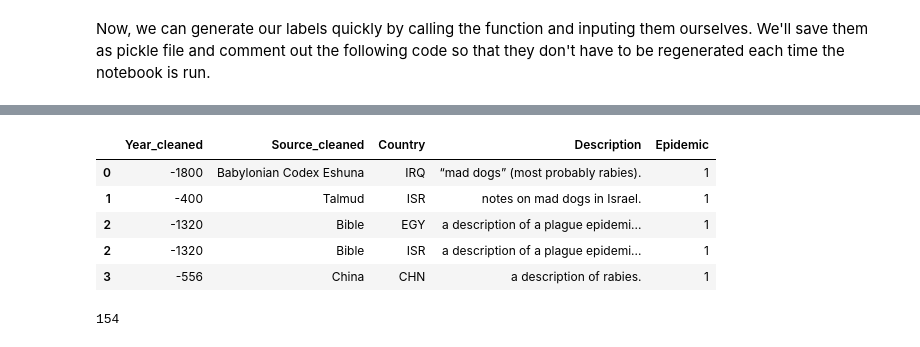
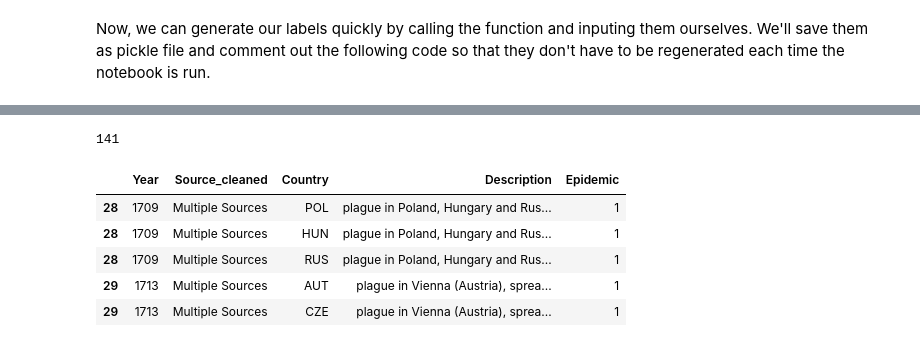
Before and after one commit to alevine5/MADS-Capstone, a Jupyter notebook: Historical_Data_Cleaning.ipynb, the cells around one changed output, grey strips where cells are left out. Drawn from its saved outputs; the diff is of its cells as text; code cells hidden in the pictures.

```diff
--- a/Historical_Data_Cleaning.ipynb
+++ b/Historical_Data_Cleaning.ipynb
@@ -115,7 +115,10 @@ def clean_year(year):
         year = [i for i in range(int(years_split[0]), int(years_split[1])+1)]
 
     #print(year)
-    return year
+    try:
+        return int(year)
+    except:
+        return year
 
 # To see all of the different values for sources, uncomment the following code:
 #print(df.Source.unique())
@@ -124,7 +127,7 @@ def clean_source(source):
     cleaned_source = source.title()
     return cleaned_source
 
-df['Year_cleaned'] = df['Year'].apply(clean_year)
+df['Year'] = df['Year'].apply(clean_year)
 df['Source_cleaned'] = df['Source'].apply(clean_source)
 
 df.head()
@@ -272,21 +275,26 @@ df.head()
 # %%
 # Now that we have our country codes specified and epidemics labeled, we can take the columns we want to look at
+df_important = df.copy()
+df_important = df_important[['Year', 'Source_cleaned', 'Country', 'Description', 'Epidemic']]
 
-df_important = df.copy()
-df_important = df_important[['Year_cleaned', 'Source_cleaned', 'Country', 'Description', 'Epidemic']]
-df_exploded = df_important.explode('Year_cleaned')
-df_exploded['Country'] = df_exploded['Country'].apply(lambda x: ''.join(c for c in x if c not in "[],'\"").split())
-df_exploded = df_exploded.explode('Country')
+# Clean the Year column
+df_ex = df_important.explode('Year')
 
-df_exploded.head()
+# We only want to look at the past few centuries
+df_ex = df_ex.loc[df_ex['Year']>=1700]
+
+# Clean Country column
+df_ex['Country'] = df_ex['Country'].apply(lambda x: ''.join(c for c in x if c not in "[],'\"").split())
+df_ex = df_ex.explode('Country')
+
+# Get an idea of how our dataframe looks now
+print(len(df_ex.Country.unique()))
+df_ex.head()
 # %% [output]
+141
-|  | Year_cleaned | Source_cleaned | Country | Description | Epidemic |
-| 0 | -1800 | Babylonian Codex Eshuna | IRQ | “mad dogs” (most probably rabies). | 1 |
-| 1 | -400 | Talmud | ISR | notes on mad dogs in Israel. | 1 |
-| 2 | -1320 | Bible | EGY | a description of a plague epidemi... | 1 |
-| 2 | -1320 | Bible | ISR | a description of a plague epidemi... | 1 |
-| 3 | -556 | China | CHN | a description of rabies. | 1 |
+|  | Year | Source_cleaned | Country | Description | Epidemic |
+| 28 | 1709 | Multiple Sources | POL | plague in Poland, Hungary and Rus... | 1 |
+| 28 | 1709 | Multiple Sources | HUN | plague in Poland, Hungary and Rus... | 1 |
+| 28 | 1709 | Multiple Sources | RUS | plague in Poland, Hungary and Rus... | 1 |
+| 29 | 1713 | Multiple Sources | AUT | plague in Vienna (Austria), sprea... | 1 |
+| 29 | 1713 | Multiple Sources | CZE | plague in Vienna (Austria), sprea... | 1 |
-# %%
-print(len(df_exploded.Country.unique()))
-# %% [output]
-154
```
Also changed, not shown: parts of 6 cells of this notebook, 1 other file.
